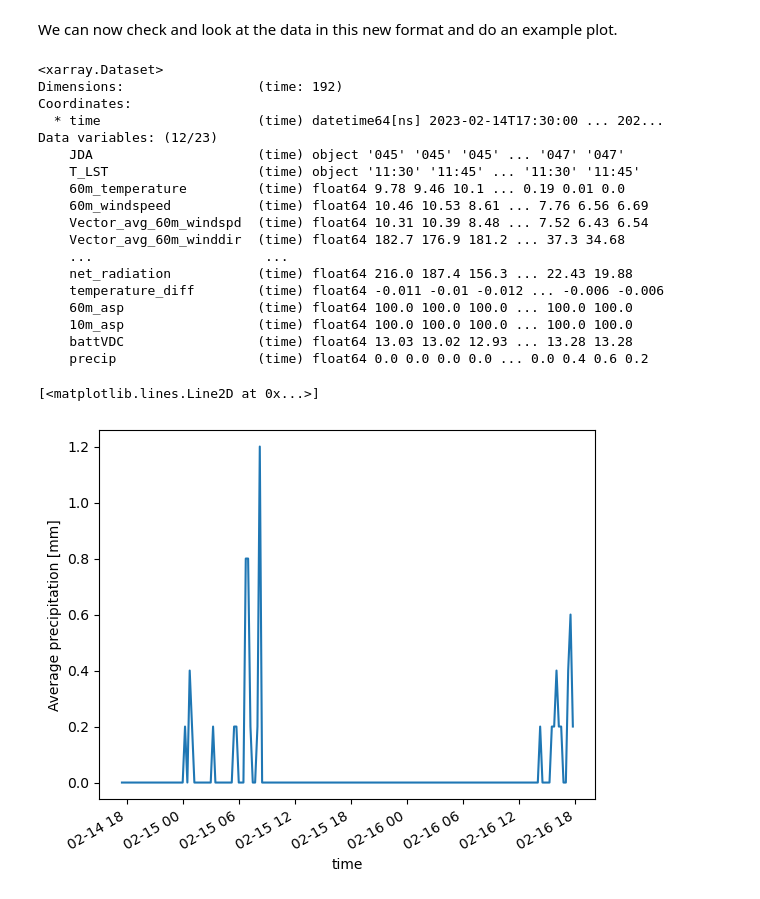
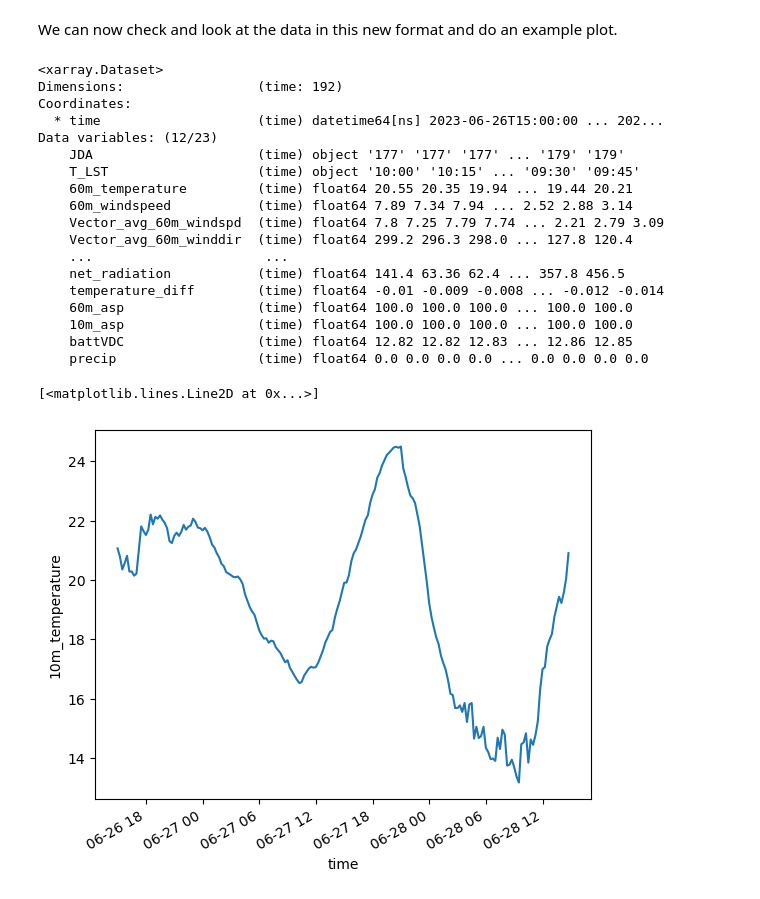
Before and after one commit to mtuftedal/60m_tower, a Jupyter notebook: tower_non_qc-read.ipynb, the cells around one changed output. Cells and saved outputs as stored; diff of their text form; code cells hidden in the pictures.

```diff
--- a/tower_non_qc-read.ipynb
+++ b/tower_non_qc-read.ipynb
@@ -95,17 +97,24 @@ This read in method reads all data in as an object. To be able to do the work we
 # %%
 # Link to latest 48 hr tower data.
 url = 'https://www.atmos.anl.gov/ANLMET/anltower.48'
-df = pd.read_table(url, sep='\s+', skiprows=[0, 1], header=None, names=cols)
+r=requests.get(url).content
+
+
+df = pd.read_csv(io.StringIO(r.decode('utf-8')), sep='\s+',  skiprows=[0, 1],
+                   header=None, names=cols, na_values=-99999.00)
+
+# Changing the data types from Object to float for most of the columns.
 df[['TaC_60m', 'spd_60m', 'spdv60m', 'dirV60m', 'sdir60m', 'e_10m', 'rh_10m',
-    'Tdp_10m', 'TaC_10m', 'spd_10m', 'spdV10m', 'dirV10m', 'sdir10m', 'baroKPa',
-    'radW/m2', 'netW/m2', 'Ta_diff', 'asp_60m', 'asp_10m', 'battVDC',
-    'precpmm']] = df[['TaC_60m', 'spd_60m', 'spdv60m', 'dirV60m', 'sdir60m',
-                      'e_10m', 'rh_10m', 'Tdp_10m', 'TaC_10m', 'spd_10m',
-                                 'spdV10m', 'dirV10m', 'sdir10m', 'baroKPa',
-                                 'radW/m2', 'netW/m2', 'Ta_diff', 'asp_60m',
-                                 'asp_10m', 'battVDC',
+    'Tdp_10m', 'TaC_10m', 'spd_10m', 'spdV10m', 'dirV10m', 'sdir10m',
+    'baroKPa', 'radW/m2', 'netW/m2', 'Ta_diff', 'asp_60m', 'asp_10m',
+    'battVDC', 'precpmm']] = df[['TaC_60m', 'spd_60m', 'spdv60m', 'dirV60m',
+                                'sdir60m', 'e_10m', 'rh_10m', 'Tdp_10m',
+                                 'TaC_10m', 'spd_10m', 'spdV10m', 'dirV10m',
+                                 'sdir10m', 'baroKPa', 'radW/m2', 'netW/m2',
+                                 'Ta_diff', 'asp_60m', 'asp_10m', 'battVDC',
                                  'precpmm']].apply(pd.to_numeric,
                                                    errors='coerce')
+
 df = df.reset_index(drop=True)
 df = df.head(-1)
 # %% [markdown]
@@ -127,7 +136,5 @@ for i in range(len(df.JDA)):
     local = pytz.timezone("US/Central")
     naive = datetime.strptime(
         merged_date + ' ' + df.T_LST[i], "%Y-%m-%d %H:%M")
-    local_dt = local.localize(naive, is_dst=None)
-    utc_dt = local_dt.astimezone(pytz.utc)
-    utc_dt = utc_dt.replace(tzinfo=None)
-    df['time'][i] = datetime.strptime(str(utc_dt), "%Y-%m-%d %H:%M:%S")
+    utc_dt = naive.astimezone(timezone.utc)
+    df.loc[i,'time'] = datetime.strptime(str(utc_dt)[:19], "%Y-%m-%d %H:%M:%S")
@@ -139,7 +141,7 @@ See the caveats in the documentation: https://pandas.pydata.org/pandas-docs/stab
 # %% [markdown]
 Now the last step is now is changing the data type to datetime64
 # %%
-df['time'] = df['time'].astype('datetime64')
+df['time'] = df['time'].astype('datetime64[ns]')
 # %% [markdown]
 Now let's change the indexing to be indexed off this new "time" variable
 # %%
@@ -153,7 +155,7 @@ tower_data = df.iloc[:, :-2]
 
 This next code block will convert it to xarray from pandas, allowing us to use ACT or other python toolkits on it. We'll also loop through and add metadata and rename the variables.
 # %%
-ds_tower = tower_data.to_xarray()
+ds = tower_data.to_xarray()
 
 # Lopping through to rename variables
 for variable in attrs_dict_tower.keys():
@@ -163,32 +165,32 @@ for variable in attrs_dict_tower.keys():
         ds_tower[variable].attrs = attrs_dict_tower[variable]
 
 # Rename the variables
-ds_tower = ds_tower.rename(variable_mapping_tower)
+ds = ds.rename(variable_mapping_tower)
 # %% [markdown]
 We can now check and look at the data in this new format and do an example plot.
 # %%
-ds_tower
+ds
 # %% [output]
 <xarray.Dataset>
 Dimensions:                 (time: 192)
 Coordinates:
-  * time                    (time) datetime64[ns] 2023-02-14T17:30:00 ... 202...
+  * time                    (time) datetime64[ns] 2023-06-26T15:00:00 ... 202...
 Data variables: (12/23)
-    JDA                     (time) object '045' '045' '045' ... '047' '047'
-    T_LST                   (time) object '11:30' '11:45' ... '11:30' '11:45'
-    60m_temperature         (time) float64 9.78 9.46 10.1 ... 0.19 0.01 0.0
-    60m_windspeed           (time) float64 10.46 10.53 8.61 ... 7.76 6.56 6.69
-    Vector_avg_60m_windspd  (time) float64 10.31 10.39 8.48 ... 7.52 6.43 6.54
-    Vector_avg_60m_winddir  (time) float64 182.7 176.9 181.2 ... 37.3 34.68
+    JDA                     (time) object '177' '177' '177' ... '179' '179'
+    T_LST                   (time) object '10:00' '10:15' ... '09:30' '09:45'
+    60m_temperature         (time) float64 20.55 20.35 19.94 ... 19.44 20.21
+    60m_windspeed           (time) float64 7.89 7.34 7.94 ... 2.52 2.88 3.14
+    Vector_avg_60m_windspd  (time) float64 7.8 7.25 7.79 7.74 ... 2.21 2.79 3.09
+    Vector_avg_60m_winddir  (time) float64 299.2 296.3 298.0 ... 127.8 120.4
     ...                      ...
-    net_radiation           (time) float64 216.0 187.4 156.3 ... 22.43 19.88
-    temperature_diff        (time) float64 -0.011 -0.01 -0.012 ... -0.006 -0.006
+    net_radiation           (time) float64 141.4 63.36 62.4 ... 357.8 456.5
+    temperature_diff        (time) float64 -0.01 -0.009 -0.008 ... -0.012 -0.014
     60m_asp                 (time) float64 100.0 100.0 100.0 ... 100.0 100.0
     10m_asp                 (time) float64 100.0 100.0 100.0 ... 100.0 100.0
-    battVDC                 (time) float64 13.03 13.02 12.93 ... 13.28 13.28
-    precip                  (time) float64 0.0 0.0 0.0 0.0 ... 0.0 0.4 0.6 0.2
+    battVDC                 (time) float64 12.82 12.82 12.83 ... 12.86 12.85
+    precip                  (time) float64 0.0 0.0 0.0 0.0 ... 0.0 0.0 0.0 0.0
 # %%
-ds_tower['precip'].plot()
+ds['10m_temperature'].plot()
 # %% [output]
 [<matplotlib.lines.Line2D at 0x...>]
-[figure, old version]
+[figure, new version]
```
Also changed, not shown: parts of 4 cells of this notebook.
